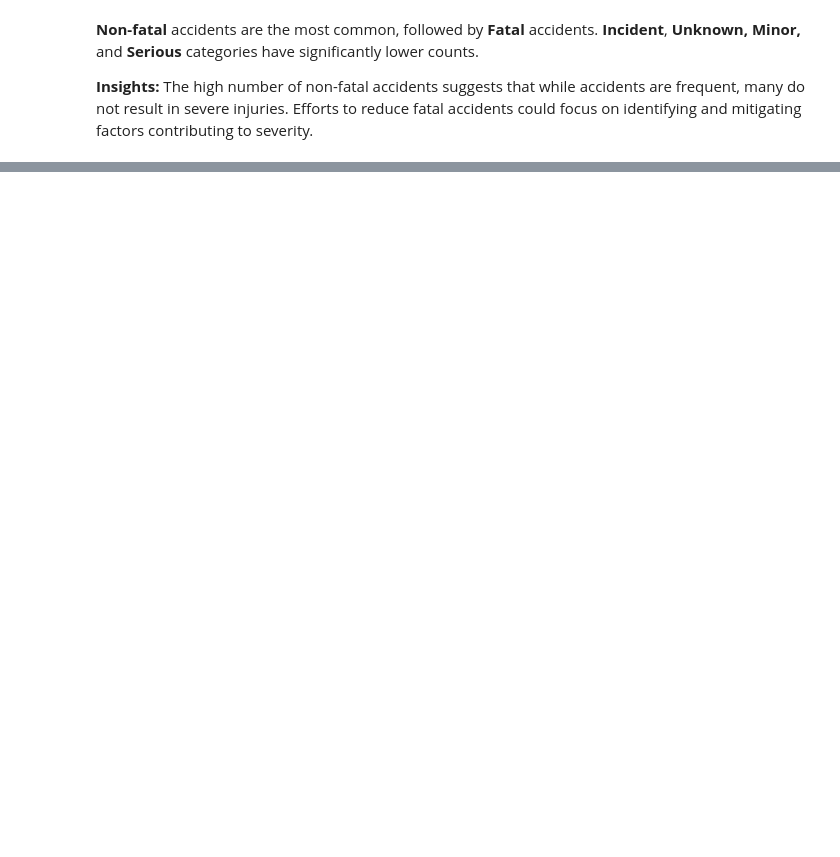
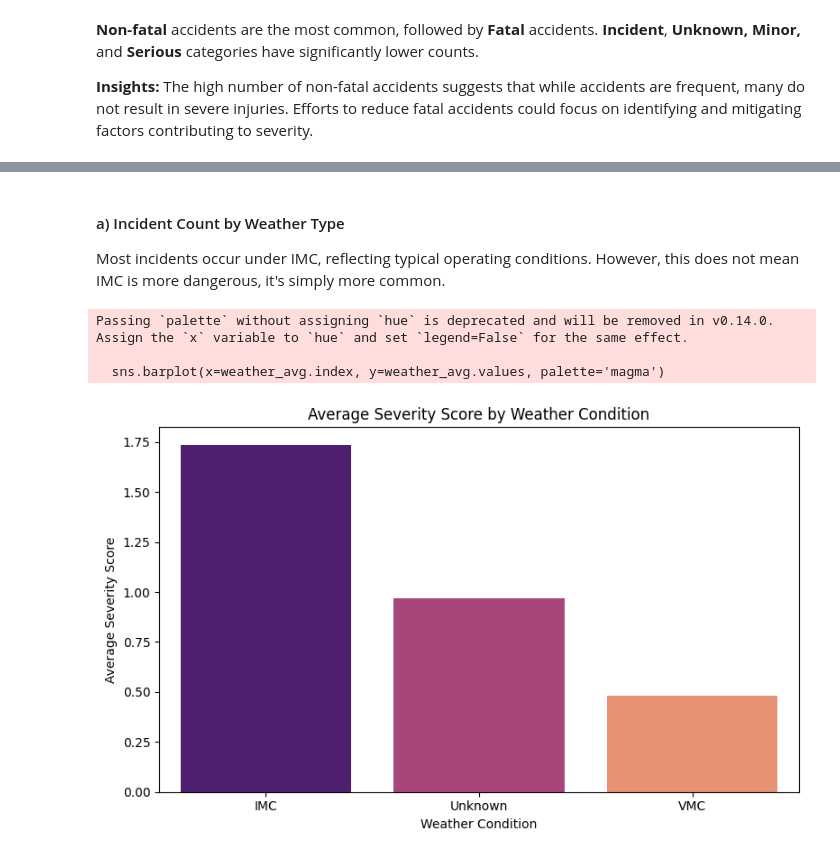
Before and after one commit to WamuyuGitongaEMTH/moringa_phase1_Aircraft_Risk_Analysis, a Jupyter notebook: Aircraft_Risk_Analysis.ipynb, the cells around one changed output, grey strips where cells are left out. Saved outputs shown, nothing was run; the diff lists cells and outputs as text; code cells hidden in the pictures; blank space fills up the shorter version.

```diff
--- a/Aircraft_Risk_Analysis.ipynb
+++ b/Aircraft_Risk_Analysis.ipynb
@@ -492,0 +564,9 @@ Efforts to reduce fatal accidents could focus on identifying and mitigating fact
+# %%
+# Standardize unknown values and clean weather_condition column
+aviation_df['weather_condition'] = aviation_df['weather_condition'].str.upper()  # Make all values uppercase
+aviation_df['weather_condition'] = aviation_df['weather_condition'].replace({'UNK': 'Unknown', 'UNKN': 'Unknown', 'UNKNOWN': 'Unknown'})
+
+# Check value counts after cleaning
+print(aviation_df['weather_condition'].value_counts())
+# Check unique values in the weather_condition column after cleaning
+aviation_df['weather_condition'].dropna().unique()
@@ -492,0 +580,18 @@ Efforts to reduce fatal accidents could focus on identifying and mitigating fact
+# %% [markdown]
+#### a) Incident Count by Weather Type
+Most incidents occur under IMC, reflecting typical operating conditions. However, this does not mean IMC is more dangerous, it's simply more common.
+# %%
+weather_avg = aviation_df.groupby('weather_condition')['severity_score'].mean().sort_values(ascending=False)
+
+plt.figure(figsize=(8, 5))
+sns.barplot(x=weather_avg.index, y=weather_avg.values, palette='magma')
+plt.title('Average Severity Score by Weather Condition')
+plt.ylabel('Average Severity Score')
+plt.xlabel('Weather Condition')
+plt.tight_layout()
+plt.show()
+# %% [output]
+Passing `palette` without assigning `hue` is deprecated and will be removed in v0.14.0. Assign the `x` variable to `hue` and set `legend=False` for the same effect.
+
+  sns.barplot(x=weather_avg.index, y=weather_avg.values, palette='magma')
+[figure, added]
```
Also changed, not shown: parts of 18 cells of this notebook, 1 other file.
